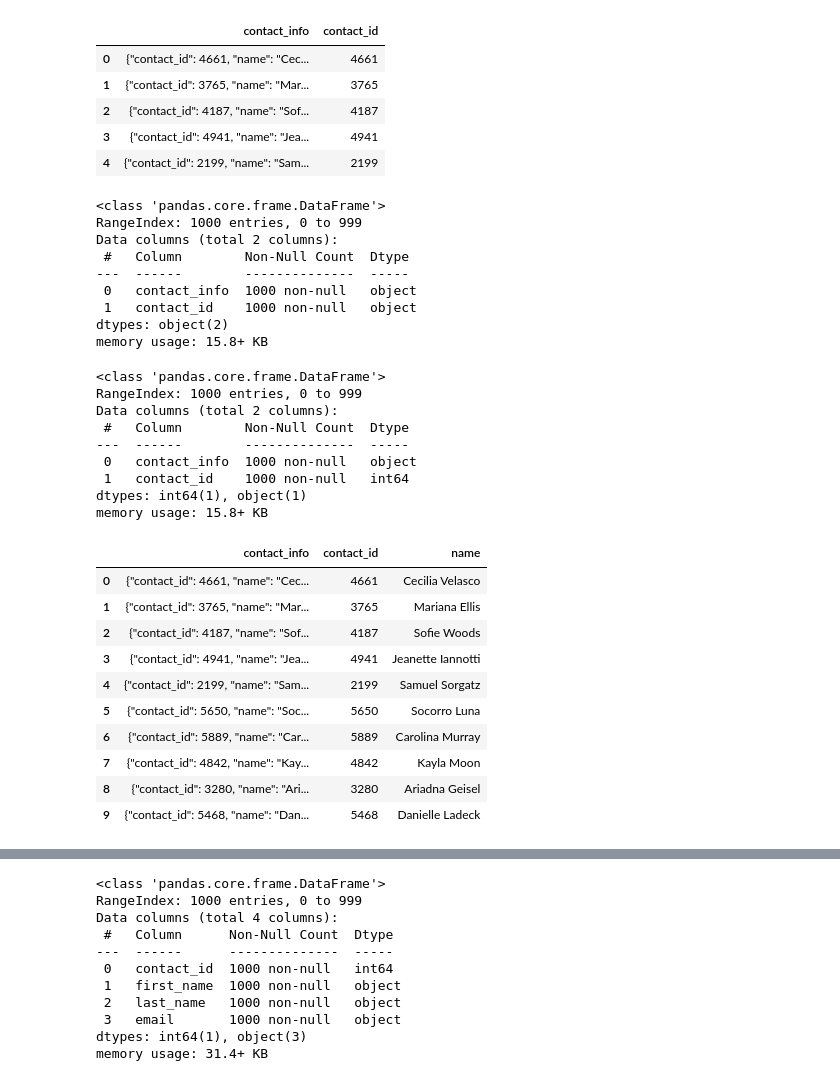
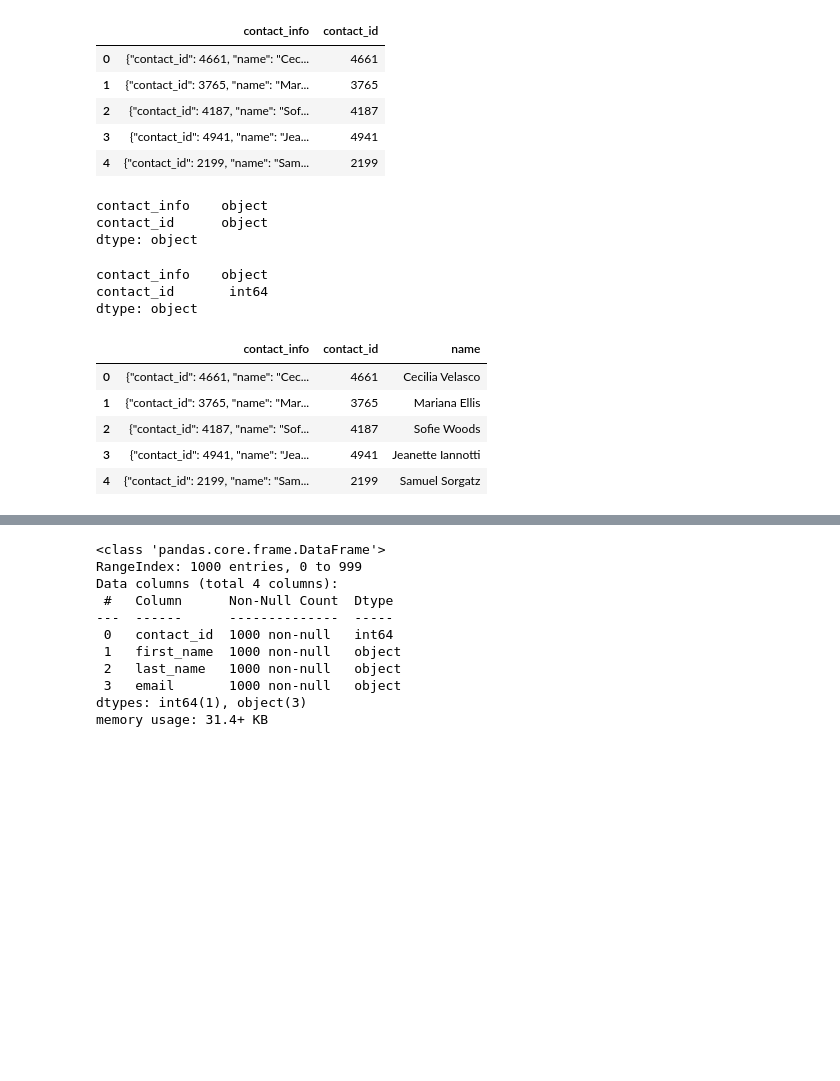
Before and after one commit to KellyPared/Crowdfunding_ETL, a Jupyter notebook: ETL_Mini_Project_CLove.ipynb, the cells around one changed output, grey strips where cells are left out. Drawn from its saved outputs; the diff is of its cells as text; code cells hidden in the pictures; blank space fills up the shorter version.

```diff
--- a/ETL_Mini_Project_CLove.ipynb
+++ b/ETL_Mini_Project_CLove.ipynb
@@ -302,0 +321,5 @@ contact_info_df.head()
+# %%
+contact_info_df.to_csv("contact_info_df.csv", index = None, header = True)
+
+contact_info_df = pd.DataFrame(pd.read_csv("contact_info_df.csv"))
+contact_info_df.head()
@@ -407,6 +386,9 @@ contact_info_df_copy.head()
 | 4 | {"contact_id": 2199, "name": "Sam... |
 # %%
 # Extract the four-digit contact ID number.
+
+contact_info_df_copy['contact_id'] = contact_info_df_copy['contact_info'].str.extract(r'(\d{4})')
+contact_info_df_copy.head()
 # %% [output]
 |  | contact_info | contact_id |
 | 0 | {"contact_id": 4661, "name": "Cec... | 4661 |
@@ -416,41 +398,29 @@ contact_info_df_copy.head()
 | 4 | {"contact_id": 2199, "name": "Sam... | 2199 |
 # %%
 # Check the datatypes.
+contact_info_df_copy.info()
 # %% [output]
-<class 'pandas.core.frame.DataFrame'>
-RangeIndex: 1000 entries, 0 to 999
-Data columns (total 2 columns):
- #   Column        Non-Null Count  Dtype
----  ------        --------------  -----
- 0   contact_info  1000 non-null   object
- 1   contact_id    1000 non-null   object
-dtypes: object(2)
-memory usage: 15.8+ KB
+contact_info    object
+contact_id      object
+dtype: object
 # %%
 # Convert the "contact_id" column to an int64 data type.
+contact_info_df_copy[["contact_id"]] = contact_info_df_copy[["contact_id"]].astype(int)
+contact_info_df_copy.info()
 # %% [output]
-<class 'pandas.core.frame.DataFrame'>
-RangeIndex: 1000 entries, 0 to 999
-Data columns (total 2 columns):
- #   Column        Non-Null Count  Dtype
----  ------        --------------  -----
- 0   contact_info  1000 non-null   object
- 1   contact_id    1000 non-null   int64
-dtypes: int64(1), object(1)
-memory usage: 15.8+ KB
+contact_info    object
+contact_id       int64
+dtype: object
 # %%
 # Extract the name of the contact and add it to a new column.
+contact_info_df_copy['name'] = contact_info_df_copy['contact_info'].str.extract(r'\W"(\w* \w*)"')
+contact_info_df_copy.head()
 # %% [output]
 |  | contact_info | contact_id | name |
 | 0 | {"contact_id": 4661, "name": "Cec... | 4661 | Cecilia Velasco |
 | 1 | {"contact_id": 3765, "name": "Mar... | 3765 | Mariana Ellis |
 | 2 | {"contact_id": 4187, "name": "Sof... | 4187 | Sofie Woods |
 | 3 | {"contact_id": 4941, "name": "Jea... | 4941 | Jeanette Iannotti |
 | 4 | {"contact_id": 2199, "name": "Sam... | 2199 | Samuel Sorgatz |
-| 5 | {"contact_id": 5650, "name": "Soc... | 5650 | Socorro Luna |
-| 6 | {"contact_id": 5889, "name": "Car... | 5889 | Carolina Murray |
-| 7 | {"contact_id": 4842, "name": "Kay... | 4842 | Kayla Moon |
-| 8 | {"contact_id": 3280, "name": "Ari... | 3280 | Ariadna Geisel |
-| 9 | {"contact_id": 5468, "name": "Dan... | 5468 | Danielle Ladeck |
 # %%
 # Extract the email from the contacts and add the values to a new column.
```
Also changed, not shown: parts of 22 cells of this notebook, 3 other files.
